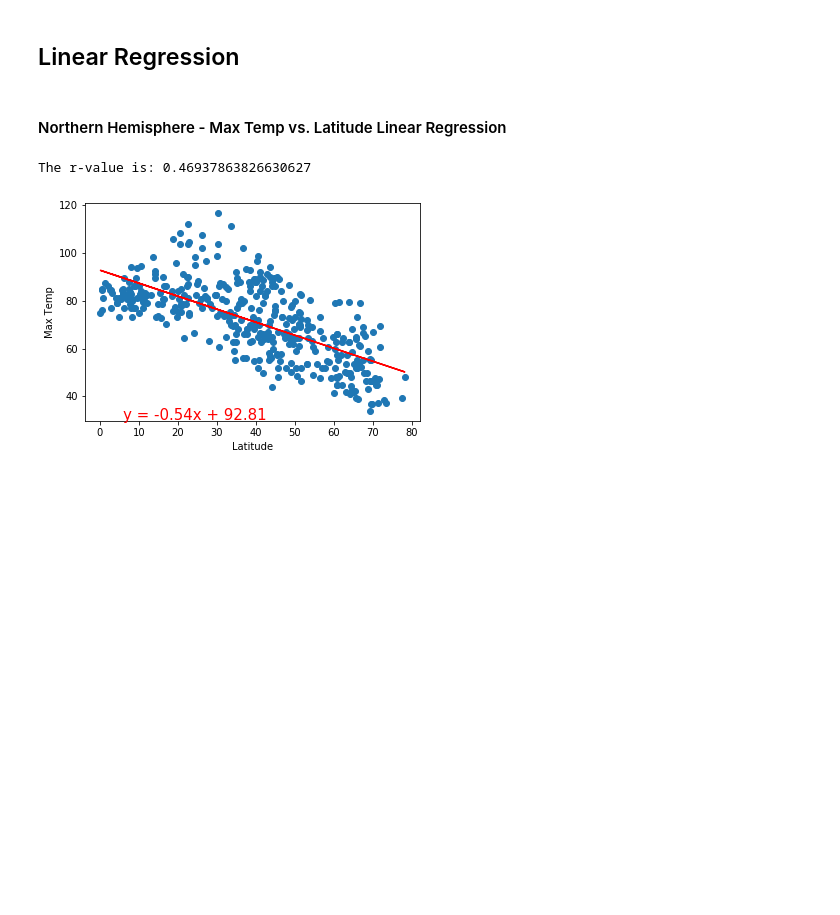
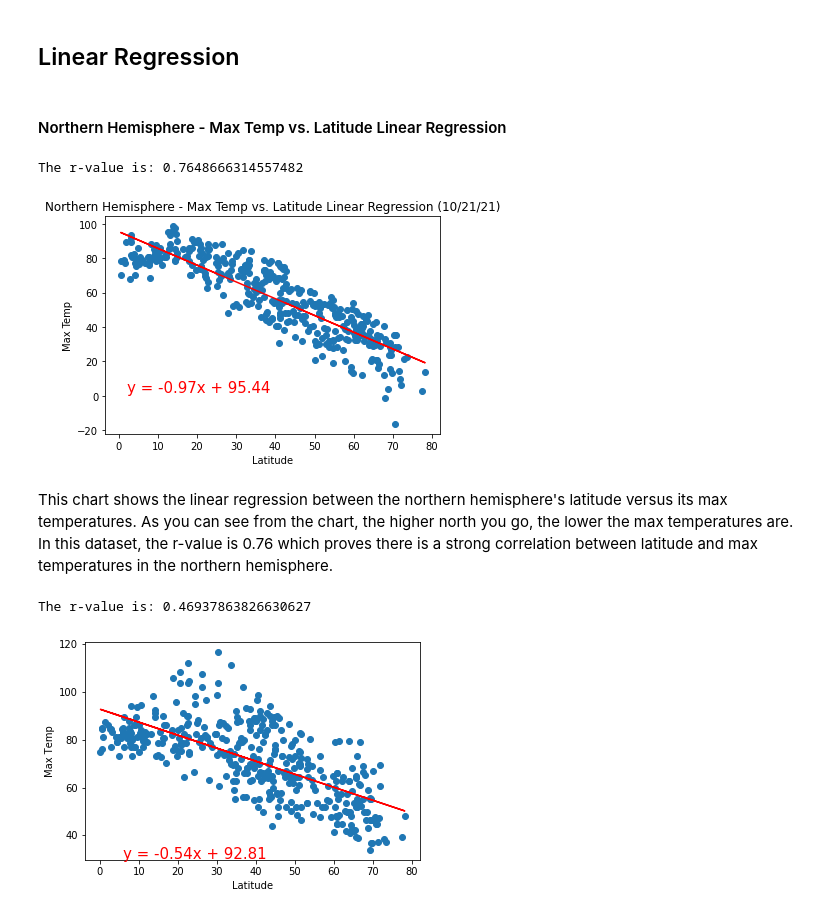
Before and after one commit to jennylynnlong/python-api-challenge, a Jupyter notebook: WeatherPy JL.ipynb, the cells around one changed output. Cells and saved outputs as stored; diff of their text form; code cells hidden in the pictures; blank space fills up the shorter version.

```diff
--- a/WeatherPy JL.ipynb
+++ b/WeatherPy JL.ipynb
@@ -390,6 +390,41 @@ This plot is analyzing the relationship between the cities' latitude and wind sp
 ## Linear Regression
 # %% [markdown]
 ####  Northern Hemisphere - Max Temp vs. Latitude Linear Regression
+# %%
+# create DF only using Northern hemisphere data
+northHem = clean_city_data.loc[clean_city_data["Lat"] > 0]
+# %%
+# Add the linear regression equation
+x_values = northHem['Lat']
+y_values = northHem['Max Temp']
+(slope, intercept, rvalue, pvalue, stderr) = linregress(x_values, y_values)
+regress_values = x_values * slope + intercept
+
+# Add line to plot
+line_eq = "y = " + str(round(slope,2)) + "x + " + str(round(intercept,2))
+
+# Plot scatter plot
+plt.scatter(x_values, y_values)
+
+# Plot regression line
+plt.plot(x_values, regress_values, "r-")
+plt.annotate(line_eq, (2,2), fontsize=15, color='r')
+
+# Label plot
+plt.title('Northern Hemisphere - Max Temp vs. Latitude Linear Regression (10/21/21)')
+plt.xlabel('Latitude')
+plt.ylabel('Max Temp')
+
+# Print r squared value
+print(f'The r-value is: {rvalue**2}')
+
+# Show plot
+plt.show()
+# %% [output]
+The r-value is: 0.7648666314557482
+[figure, added]
+# %% [markdown]
+This chart shows the linear regression between the northern hemisphere's latitude versus its max temperatures. As you can see from the chart, the higher north you go, the lower the max temperatures are. In this dataset, the r-value is 0.76 which proves there is a strong correlation between latitude and max temperatures in the northern hemisphere.
 # %%
 # %% [output]
 The r-value is: 0.46937863826630627
```
Also changed, not shown: parts of 16 cells of this notebook, 1 other file.
